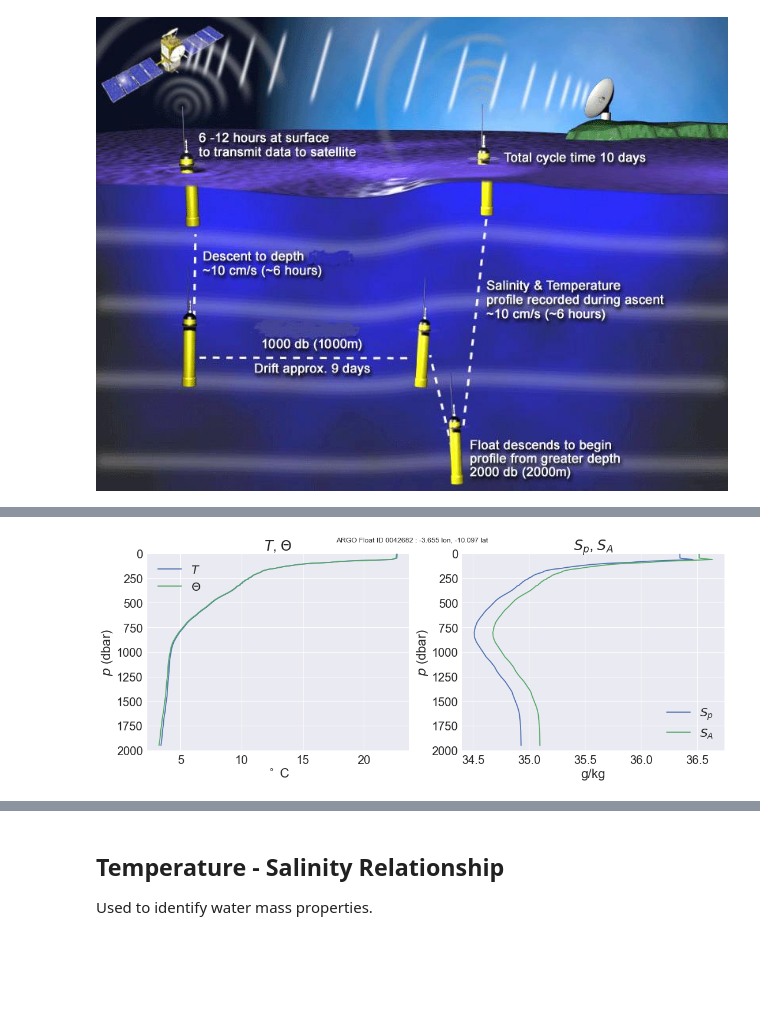
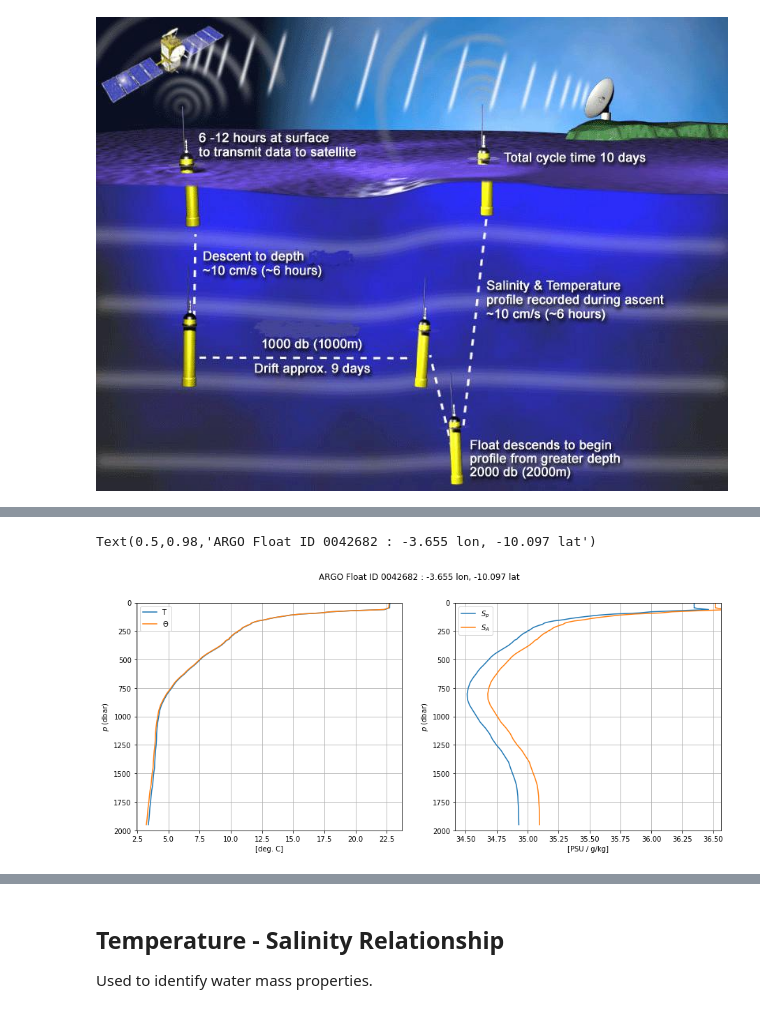
Before and after one commit to rabernat/intro_to_physical_oceanography, a Jupyter notebook: lectures/02-b_the_water_column.ipynb, the cells around one changed output, grey strips where cells are left out. Cells and saved outputs as stored; diff of their text form; code cells hidden in the pictures; blank space fills up the shorter version.

```diff
--- a/lectures/02-b_the_water_column.ipynb
+++ b/lectures/02-b_the_water_column.ipynb
@@ -46,0 +39,4 @@ Data variables:
+# %%
+argo = xr.open_dataset('nodc_D1901358_079.nc')
+argo = argo.isel(n_prof=0)
+argo
@@ -47,25 +61,26 @@ Data variables:
 # %%
-s_a = gsw.SA_from_SP(argo.psal, argo.pres, argo.longitude, argo.latitude).squeeze()
-c_t = gsw.CT_from_t(s_a, argo.temp, argo.pres).squeeze()
+argo['s_a'] = xr.apply_ufunc(gsw.SA_from_SP,
+                             argo.psal, argo.pres, argo.longitude, argo.latitude)
+argo['c_t'] = xr.apply_ufunc(gsw.CT_from_t,
+                             argo.s_a, argo.temp, argo.pres)
+argo_p = argo.swap_dims({'n_levels': 'pres'})
 # %%
 fig, ax = plt.subplots(ncols=2, figsize=(15,6))
-ax[0].plot(argo.temp, argo.pres, label='$T$')
-ax[0].plot(c_t, argo.pres, label=r'$\Theta$')
-ax[0].set_xlabel(r'$^\circ$ C')
-ax[0].set_title(r'$T$, $\Theta$')
-
-ax[1].plot(argo.psal, argo.pres, label=r'$S_p$')
-ax[1].plot(s_a, argo.pres, label=r'$S_A$')
-ax[1].set_xlabel('g/kg')
-ax[1].set_title(r'$S_p$, $S_A$')
+argo_p.temp.plot(y='pres', ax=ax[0], yincrease=False, label='T')
+argo_p.c_t.plot(y='pres', ax=ax[0], yincrease=False, label=r'$\Theta$')
+ax[0].set_xlabel('[deg. C]')
+argo_p.psal.plot(y='pres', ax=ax[1], yincrease=False, label=r'$S_p$')
+argo_p.s_a.plot(y='pres', ax=ax[1], yincrease=False, label=r'$S_A$')
+ax[1].set_xlabel('[PSU / g/kg]')
 
 [a.set_ylim([2000,0]) for a in ax]
 [a.set_ylabel(r'$p$ (dbar)') for a in ax]
 [a.legend() for a in ax]
+[a.grid() for a in ax]
 fig.suptitle('ARGO Float ID %s : %g lon, %g lat' % (argo.id, argo.longitude, argo.latitude))
-plt.tight_layout()
 # %% [output]
+Text(0.5,0.98,'ARGO Float ID 0042682 : -3.655 lon, -10.097 lat')
-[figure, old version]
+[figure, new version]
 # %%
 fig
 # %% [output]
```
Also changed, not shown: parts of 6 cells of this notebook.
